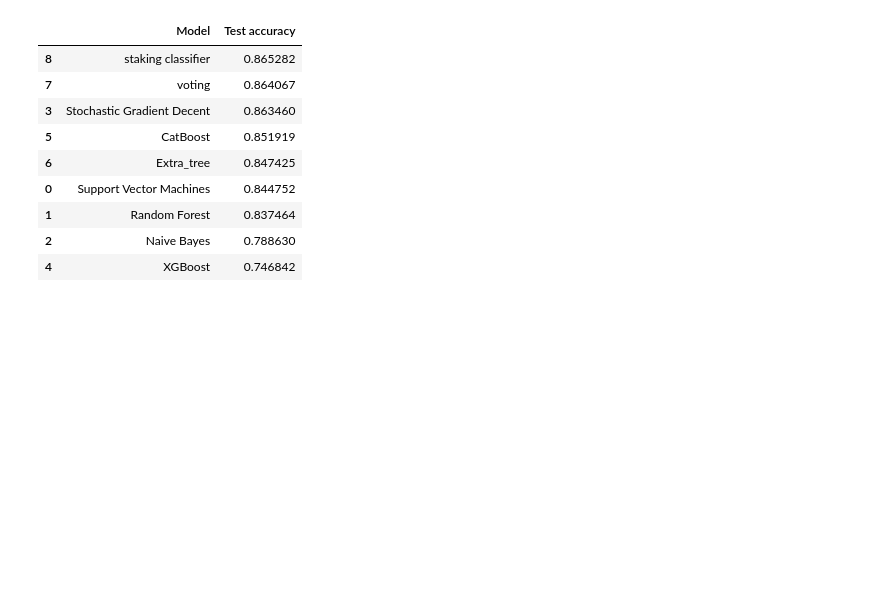
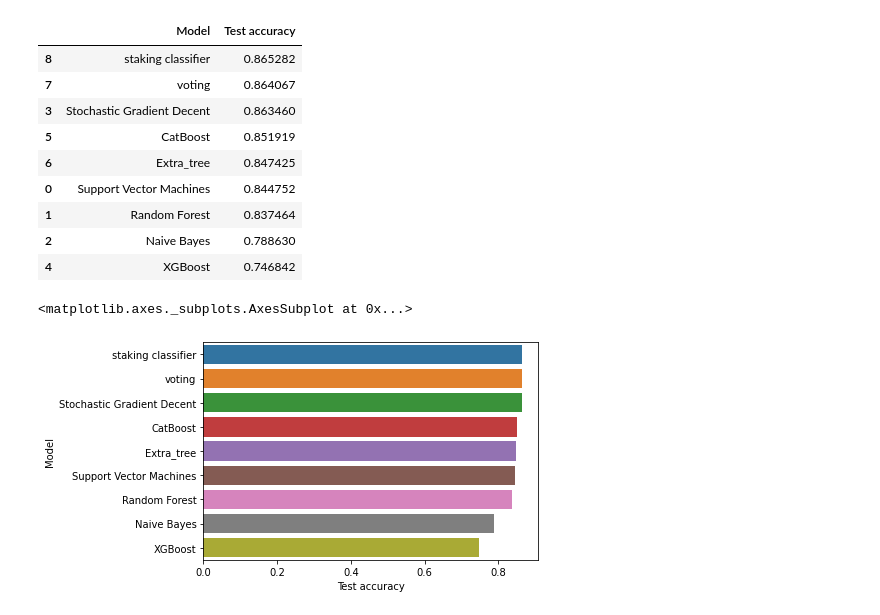
Before and after one commit to pankaj-beldar/Capstone_Project_03_Corona-virus-Tweet-Sentiment-Analysis, a Jupyter notebook: Capstone_03_Corona_Virus_Tweet_Sentiment_Analysis.ipynb, the cells around one changed output. Cells and saved outputs as stored; diff of their text form; code cells hidden in the pictures; blank space fills up the shorter version.

```diff
--- a/Capstone_03_Corona_Virus_Tweet_Sentiment_Analysis.ipynb
+++ b/Capstone_03_Corona_Virus_Tweet_Sentiment_Analysis.ipynb
@@ -1401,7 +1401,8 @@ confusion_matrix
 # %%
 models = pd.DataFrame({'Model': ['Support Vector Machines','Random Forest', 'Naive Bayes','Stochastic Gradient Decent', 'XGBoost','CatBoost','Extra_tree', 'voting','staking classifier'],'Test accuracy': [svc_accuracy, rf_accuracy, NB_accuracy, sgd_accuracy, xgb_accuracy,catboost_accuracy,extra_tree_accuracy,voting_accuracy, stacking_accuracy]})
 
-models.sort_values(by='Test accuracy', ascending=False)
+sorted_models= models.sort_values(by='Test accuracy', ascending=False)
+sorted_models
 # %% [output]
 |  | Model | Test accuracy |
 | 8 | staking classifier | 0.865282 |
@@ -1413,6 +1414,11 @@ models.sort_values(by='Test accuracy', ascending=False)
 | 1 | Random Forest | 0.837464 |
 | 2 | Naive Bayes | 0.788630 |
 | 4 | XGBoost | 0.746842 |
+# %%
+sns.barplot(data=sorted_models, x='Test accuracy', y='Model')
+# %% [output]
+<matplotlib.axes._subplots.AxesSubplot at 0x...>
+[figure, added]
 # %%
 import pickle
 pickle.dump(vectorizer,open('vectorizer.pkl','wb'))
```
